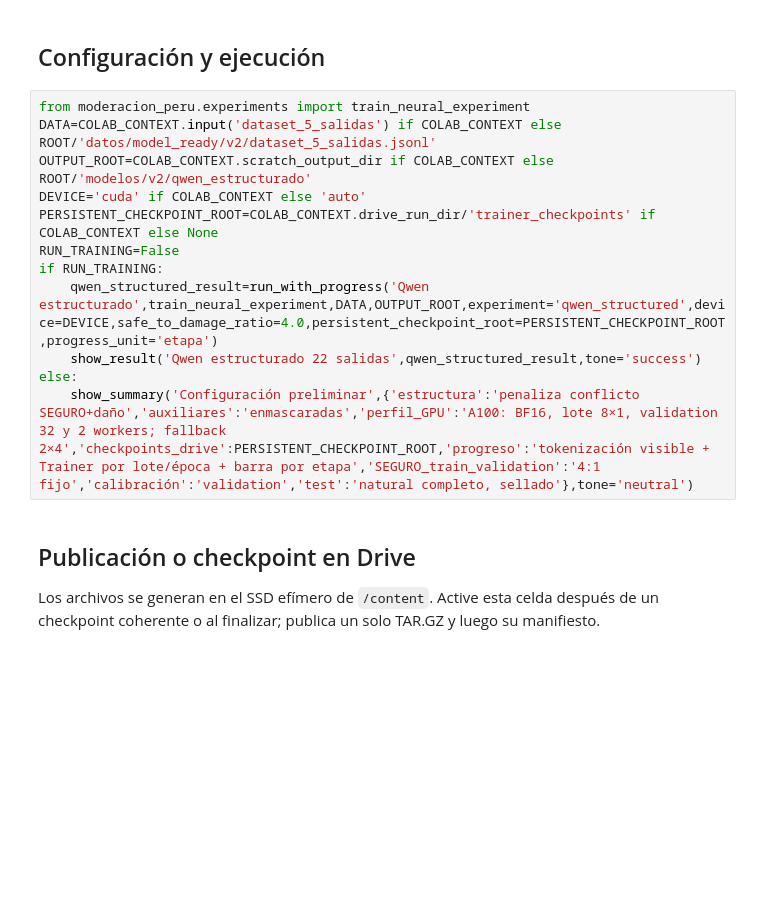
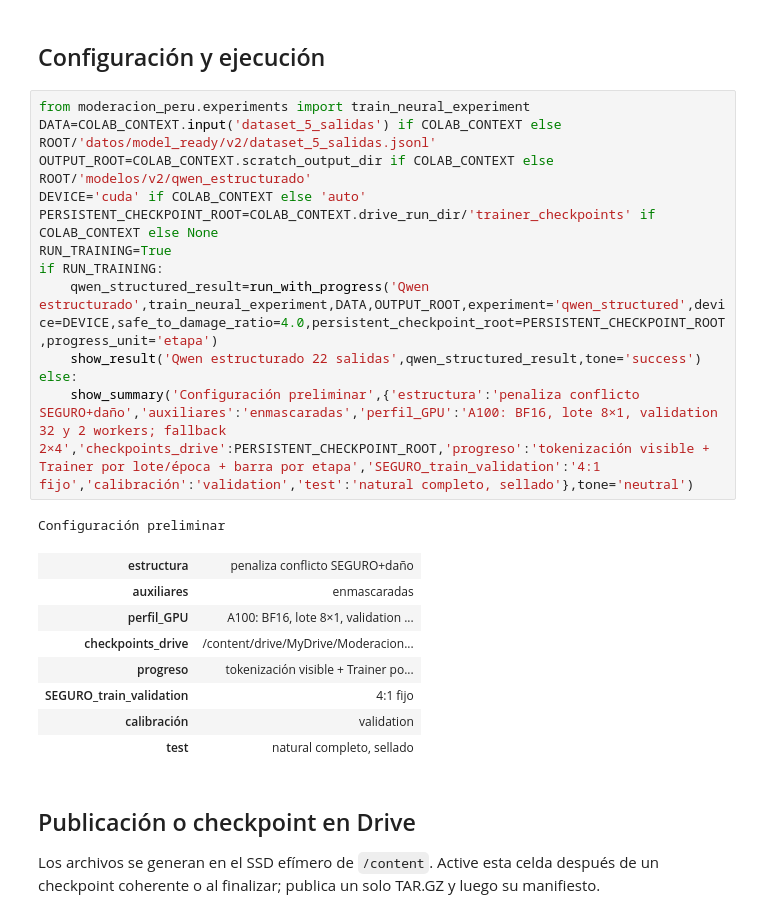
Before and after one commit to lkoc/Trabajo_PLN-MIA-Grupo4, a Jupyter notebook: flujo/03_entrenamiento/03_06_qwen_estructurado.ipynb, the cells around one changed output. Saved outputs shown, nothing was run; the diff lists cells and outputs as text; blank space fills up the shorter version.

```diff
--- a/flujo/03_entrenamiento/03_06_qwen_estructurado.ipynb
+++ b/flujo/03_entrenamiento/03_06_qwen_estructurado.ipynb
@@ -419,15 +456,25 @@ show_result('Dataset descomprimido y verificado', dataset_checkpoint, tone='succ
 # %%
 from moderacion_peru.experiments import train_neural_experiment
 DATA=COLAB_CONTEXT.input('dataset_5_salidas') if COLAB_CONTEXT else ROOT/'datos/model_ready/v2/dataset_5_salidas.jsonl'
 OUTPUT_ROOT=COLAB_CONTEXT.scratch_output_dir if COLAB_CONTEXT else ROOT/'modelos/v2/qwen_estructurado'
 DEVICE='cuda' if COLAB_CONTEXT else 'auto'
 PERSISTENT_CHECKPOINT_ROOT=COLAB_CONTEXT.drive_run_dir/'trainer_checkpoints' if COLAB_CONTEXT else None
-RUN_TRAINING=False
+RUN_TRAINING=True
 if RUN_TRAINING:
     qwen_structured_result=run_with_progress('Qwen estructurado',train_neural_experiment,DATA,OUTPUT_ROOT,experiment='qwen_structured',device=DEVICE,safe_to_damage_ratio=4.0,persistent_checkpoint_root=PERSISTENT_CHECKPOINT_ROOT,progress_unit='etapa')
     show_result('Qwen estructurado 22 salidas',qwen_structured_result,tone='success')
 else:
     show_summary('Configuración preliminar',{'estructura':'penaliza conflicto SEGURO+daño','auxiliares':'enmascaradas','perfil_GPU':'A100: BF16, lote 8×1, validation 32 y 2 workers; fallback 2×4','checkpoints_drive':PERSISTENT_CHECKPOINT_ROOT,'progreso':'tokenización visible + Trainer por lote/época + barra por etapa','SEGURO_train_validation':'4:1 fijo','calibración':'validation','test':'natural completo, sellado'},tone='neutral')
+# %% [output]
+Configuración preliminar
+| estructura | penaliza conflicto SEGURO+daño |
+| auxiliares | enmascaradas |
+| perfil_GPU | A100: BF16, lote 8×1, validation ... |
+| checkpoints_drive | /content/drive/MyDrive/Moderacion... |
+| progreso | tokenización visible + Trainer po... |
+| SEGURO_train_validation | 4:1 fijo |
+| calibración | validation |
+| test | natural completo, sellado |
 # %% [markdown]
 ## Publicación o checkpoint en Drive
 
```
Also changed, not shown: parts of 3 cells of this notebook, 2 other files.
